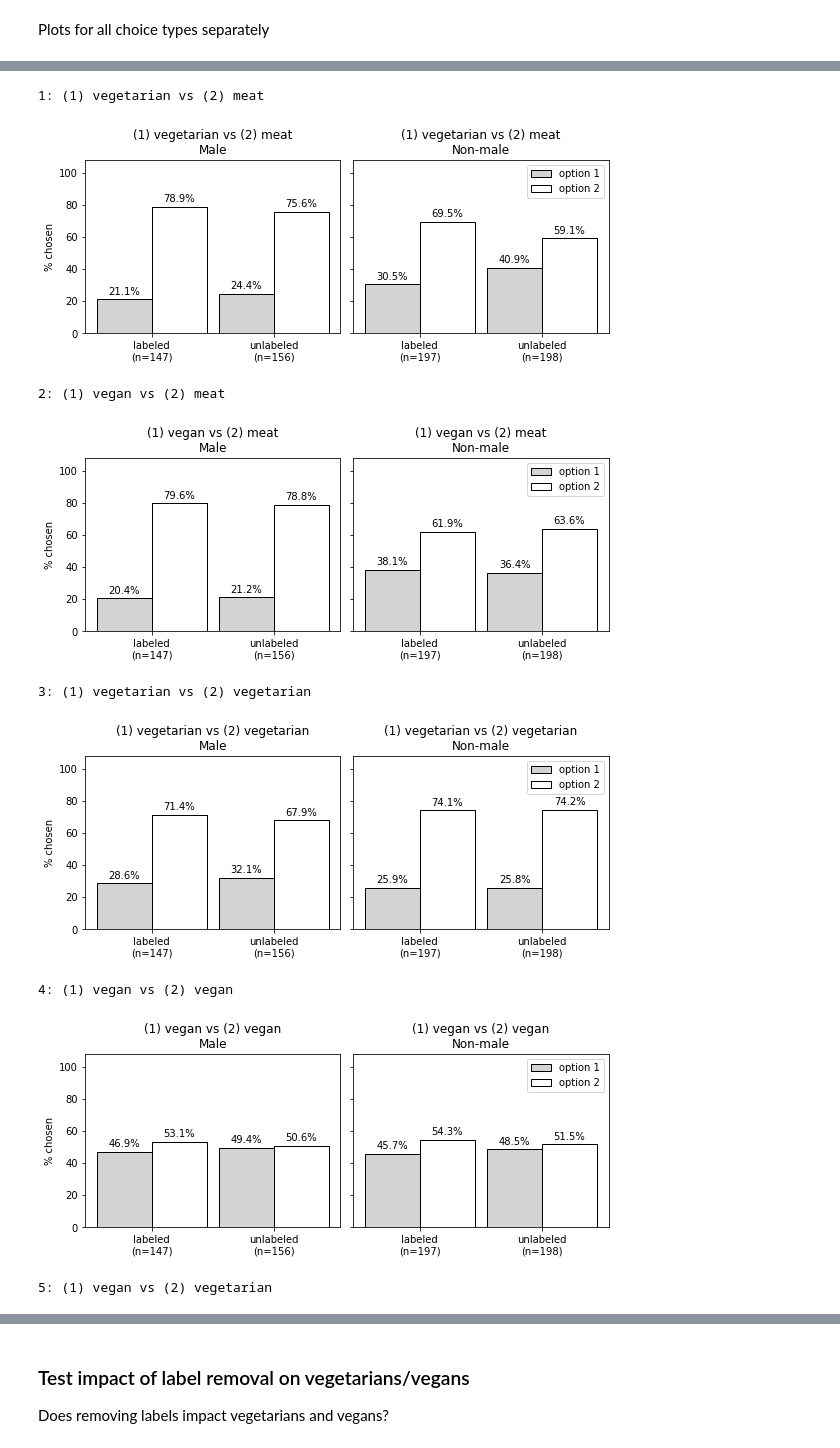
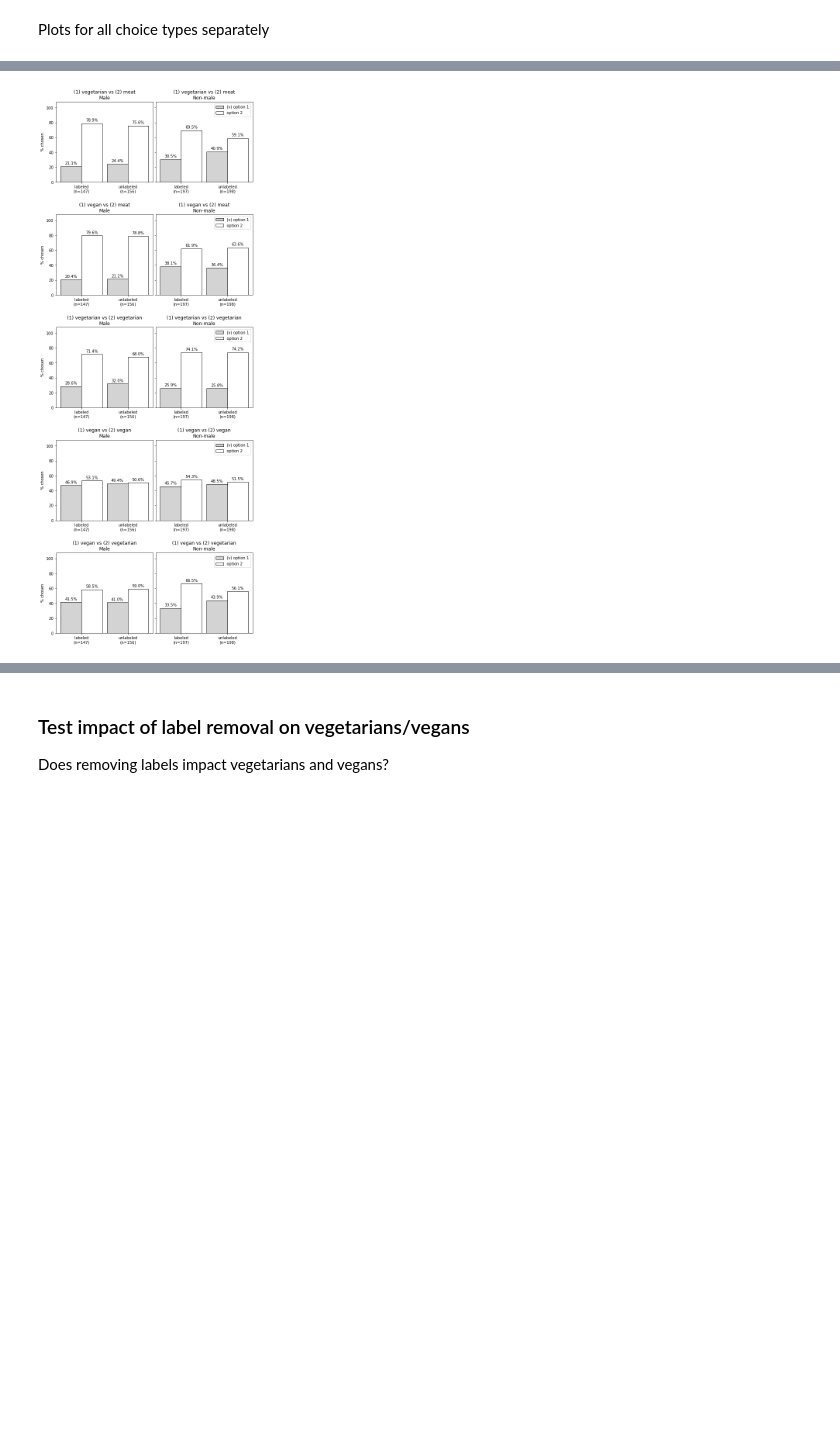
Before and after one commit to aberke/ff, a Jupyter notebook: data-analysis/online-survey-v1-exploratory.ipynb, the cells around one changed output, grey strips where cells are left out. Saved outputs shown, nothing was run; the diff lists cells and outputs as text; code cells hidden in the pictures; blank space fills up the shorter version.

```diff
--- a/data-analysis/online-survey-v1-exploratory.ipynb
+++ b/data-analysis/online-survey-v1-exploratory.ipynb
@@ -1159,0 +1344,25 @@ chisq = 4.628; p=0.099
+# %%
+ncols=len(plot_choices_type_names_dict)
+fig,axes = plt.subplots(
+    1, ncols, figsize=(2.5*ncols,3),
+    sharey=True,
+    facecolor='white'
+)
+for i, (choice_type, name) in enumerate(plot_choices_type_names_dict.items()):
+    #print('%s: %s' % (choice_type, name))
+    cdf = choices_df[choices_df['choice_type']==choice_type]
+    c_contingency_df = make_contingency_df(cdf)
+    chisq, p = scipy.stats.chisquare(
+        c_contingency_df['labeled'].drop('total'),
+        c_contingency_df['expected'].drop('total')
+    )
+    #print('chisq = %0.3f; p=%0.3f' % (chisq, p))
+    #display(c_contingency_df)
+    ax = axes[i]
+    ylabel = False if i > 0 else True
+    legend = False if i < 4 else True
+    plot_contingency_table(c_contingency_df, ax, ylabel=ylabel, legend=legend)
+    ax.set_title('Choice question %s'%(choice_type))
+fig.tight_layout()
+plt.subplots_adjust(wspace=0)
+plt.show()
@@ -1178,29 +1389,25 @@ fig.tight_layout()
 # %%
-for choice_type, name in plot_choices_type_names_dict.items():
-    print('%s: %s' % (choice_type, name))
+nrows=len(plot_choices_type_names_dict)
+fig,axes = plt.subplots(
+    nrows,2, figsize=(figsize[0]*2,(figsize[1]+1)*nrows), sharey=True,
+    facecolor='white'
+)
+for i, (choice_type, name) in enumerate(plot_choices_type_names_dict.items()):
     cdf = choices_df[choices_df['choice_type']==choice_type]
     male_cdf = male_choices_df[male_choices_df['choice_type']==choice_type]
     nonmale_cdf = nonmale_choices_df[nonmale_choices_df['choice_type']==choice_type]
-    fig,axes = plt.subplots(1,2, figsize=(2*figsize[0],figsize[1]), sharey=True)#, dpi=300)
+    #fig,axes = plt.subplots(1,2, figsize=(2*figsize[0],figsize[1]), sharey=True)#, dpi=300)
     plt.tight_layout()
-    for i, (g, df) in enumerate([('Male',male_cdf),('Non-male', nonmale_cdf),]):
-        ax = axes[i]
+    plt.subplots_adjust(hspace=0.4, wspace=0.03)
+    for j, (g, df) in enumerate([('Male',male_cdf),('Non-male', nonmale_cdf),]):
+        ax = axes[i][j]
         ax.set_title(g)
         contingency_df = make_contingency_df(df)
         plot_df = plot_contingency_table(
             contingency_df, ax,
-            ylabel=(True if i==0 else False), legend=(True if i>0 else False)
+            ylabel=(True if j==0 else False), legend=(True if j>0 else False)
         )
         ax.set_title('%s\n%s'%(name, g))
-    plt.subplots_adjust(wspace=0.05)
-    plt.show()
+plt.show()
 # %% [output]
-1: (1) vegetarian vs (2) meat
-[figure, old version]
+[figure, new version]
-2: (1) vegan vs (2) meat
-[figure, removed]
-3: (1) vegetarian vs (2) vegetarian
-[figure, removed]
-4: (1) vegan vs (2) vegan
-[figure, removed]
-5: (1) vegan vs (2) vegetarian
```
Also changed, not shown: parts of 96 cells of this notebook, 2 other files.
